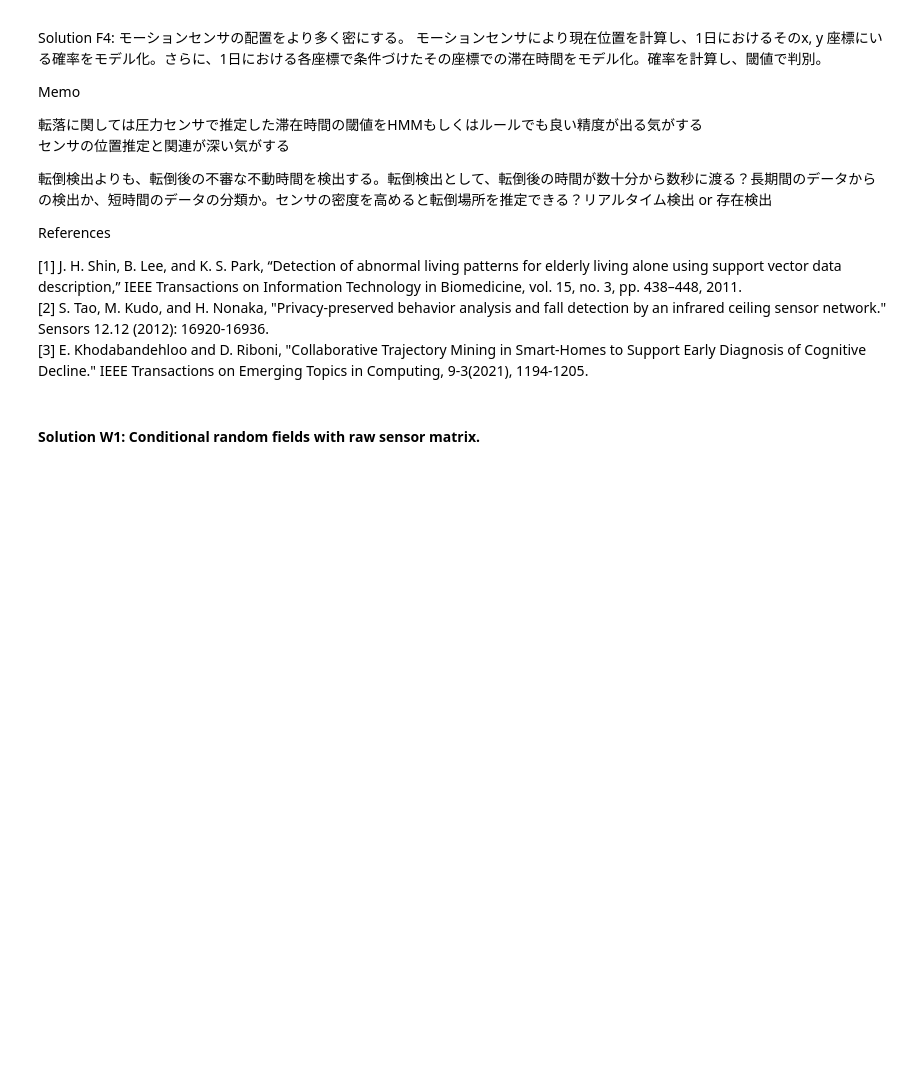
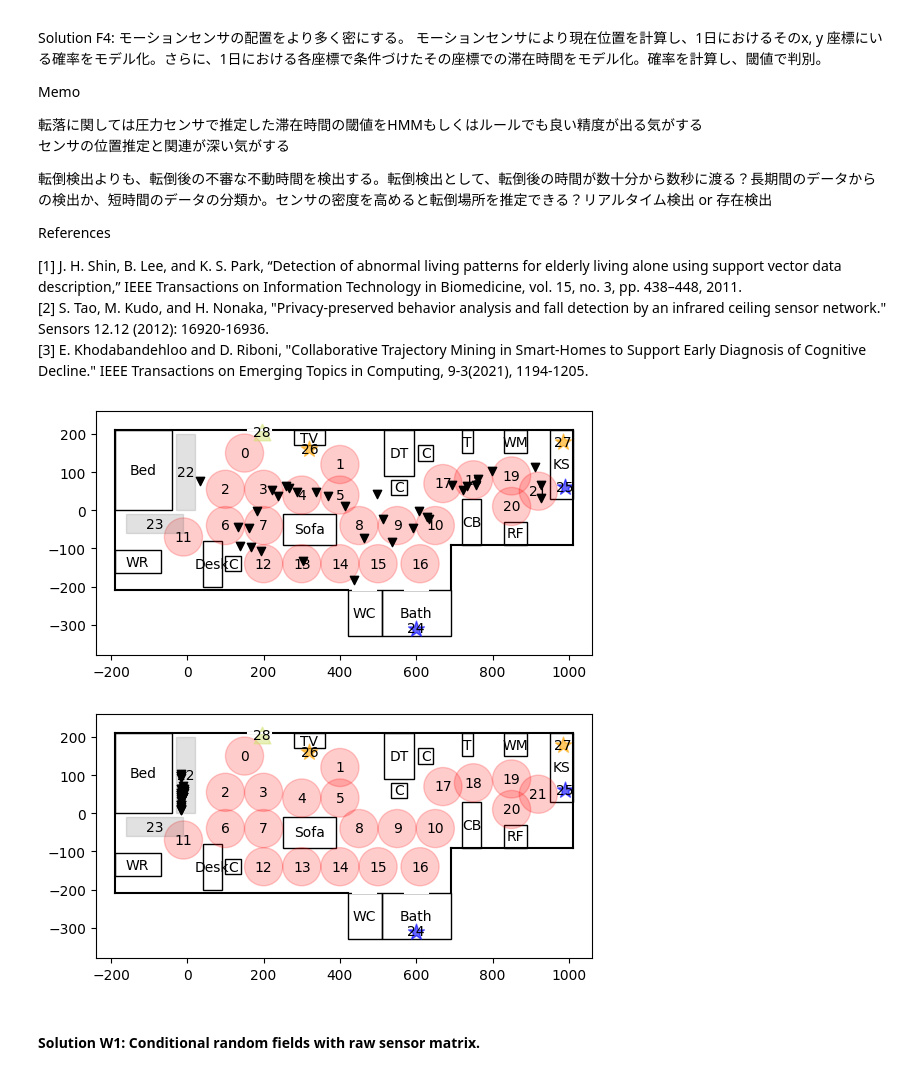
Before and after one commit to tanakai0/SensorDataSimulator, a Jupyter notebook: under_development.ipynb, the cells around one changed output. Drawn from its saved outputs; the diff is of its cells as text; code cells hidden in the pictures; blank space fills up the shorter version.

```diff
--- a/under_development.ipynb
+++ b/under_development.ipynb
@@ -224,7 +224,7 @@ import src.utils as utils
 import src.sensor_model as sensor_model
 
 working_path = Path().resolve()
-layout_data_path = working_path / "layout_data"
+layout_database_path = working_path / "layout_data"
 # %% [markdown]
 # Analyze long-term data
 # %% [markdown]
@@ -279,7 +279,7 @@ dict_keys(['MMSE', 'being housebound', 'being semi-bedridden', 'forgetting', 'wa
 # load matrices
 _type = "raw"
 data_folder_name = "test_data_2"
-path = Path(layout_data_path / "test_layout" / data_folder_name)
+path = Path(layout_database_path / "test_layout" / data_folder_name)
 SD_mat_name = f"SD_mat_{_type}_1"
 SD_names_name = f"SD_names"
 AL_mat_name = f"AL_mat_{_type}_1"
@@ -1035,7 +1035,7 @@ weighted avg       0.99      0.99      0.99      3240
 # %% [markdown]
 ### Forgetting
 # %%
-path = layout_data_path / "test_layout" / "test_data_3"
+path = layout_database_path / "test_layout" / "test_data_3"
 _type = "raw"
 train_SD = utils.pickle_load(path / "experiment", f"SD_mat_{_type}_1")
 train_SD_list = utils.pickle_load(path, "SD")
@@ -1057,7 +1057,7 @@ for i in range(24, 28):
     print(SD_model[i].name)
 
 # # Total time of forgetting of sensor_index
-# path = layout_data_path / "test_layout" / "test_data_3"
+# path = layout_database_path / "test_layout" / "test_data_3"
 # AL = utils.pickle_load(path, "AL")
 # forgetting = []
 # sensor_index = 24
@@ -1770,6 +1770,27 @@ References
 [1] J. H. Shin, B. Lee, and K. S. Park, “Detection of abnormal living patterns for elderly living alone using support vector data description,” IEEE Transactions on Information Technology in Biomedicine, vol. 15, no. 3, pp. 438–448, 2011.
 [2] S. Tao, M. Kudo, and H. Nonaka, "Privacy-preserved behavior analysis and fall detection by an infrared ceiling sensor network." Sensors 12.12 (2012): 16920-16936.
 [3] E. Khodabandehloo and D. Riboni, "Collaborative Trajectory Mining in Smart-Homes to Support Early Diagnosis of Cognitive Decline." IEEE Transactions on Emerging Topics in Computing, 9-3(2021), 1194-1205.
+# %%
+# Plot fall places
+layout_name = "test_layout"
+layout_path = layout_database_path / layout_name
+data_name = "test_data_3"
+path = layout_path / data_name
+WT = utils.pickle_load(path, "WT")
+fall_w_points = []
+fall_s_points = []
+for i, wt in enumerate(WT):
+    if wt.fall_w:
+        fall_w_points.append(wt.centers[wt.fall_w_index])
+    if wt.fall_s:
+        fall_s_points.append(wt.centers[wt.fall_s_index])
+utils.save_layout(path, layout_path, sensors=sensor_model.test_sensors,WT=[],
+    show=True, color_map_name="Blues", filename="fall_w_points",dpi=400,mark_point=fall_w_points)
+utils.save_layout(path, layout_path, sensors=sensor_model.test_sensors,WT=[],
+    show=True, color_map_name="Blues", filename="fall_s_points",dpi=400,mark_point=fall_s_points)
+# %% [output]
+[figure, added]
+[figure, added]
 # %% [markdown]
 #### Solution W1: Conditional random fields with raw sensor matrix.
 # %%
```
Also changed, not shown: parts of 28 cells of this notebook, 1 other file.
